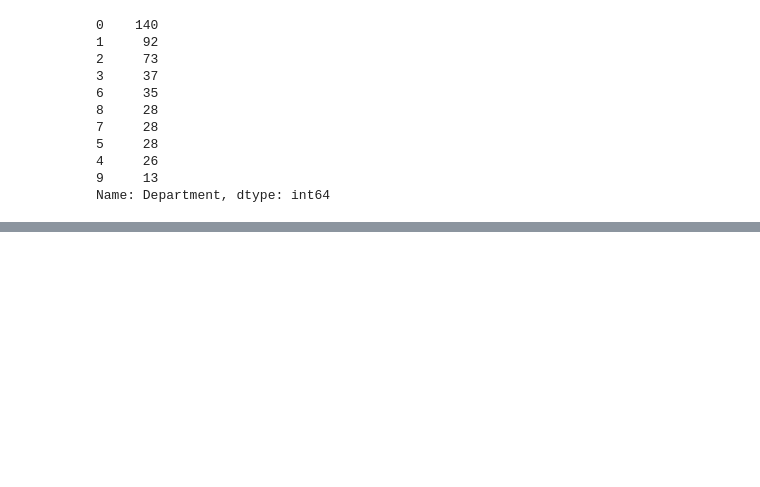
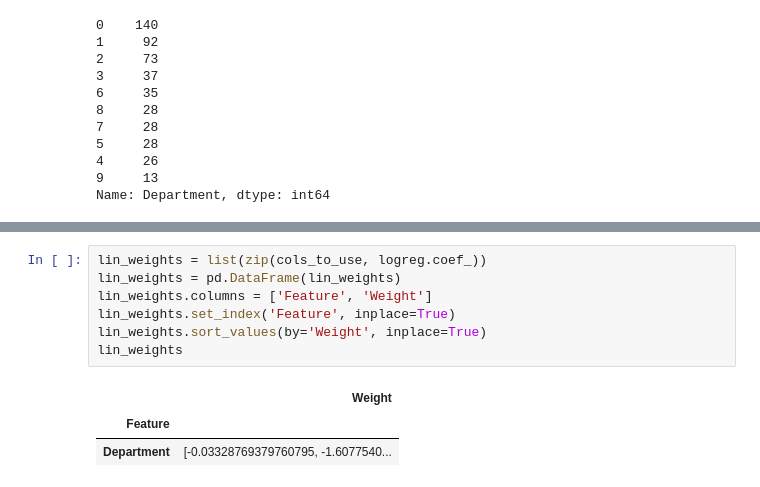
Before and after one commit to tchintchie/HR_Analysis, a Jupyter notebook: HR_Analysis.ipynb, the cells around one changed output, grey strips where cells are left out. Cells and saved outputs as stored; diff of their text form; blank space fills up the shorter version.

```diff
--- a/HR_Analysis.ipynb
+++ b/HR_Analysis.ipynb
@@ -343,0 +375,11 @@ KeyError: ignored
+# %%
+lin_weights = list(zip(cols_to_use, logreg.coef_))
+lin_weights = pd.DataFrame(lin_weights)
+lin_weights.columns = ['Feature', 'Weight']
+lin_weights.set_index('Feature', inplace=True)
+lin_weights.sort_values(by='Weight', inplace=True)
+lin_weights
+# %% [output]
+|  | Weight |
+| Feature |  |
+| Department | [-0.03328769379760795, -1.6077540... |
```
Also changed, not shown: parts of 10 cells of this notebook.
